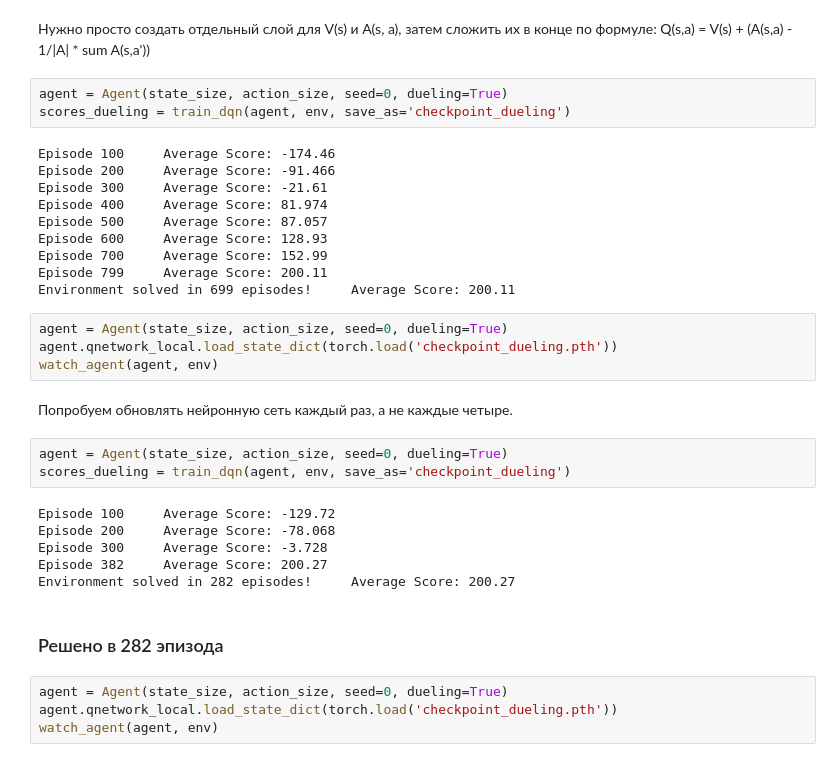
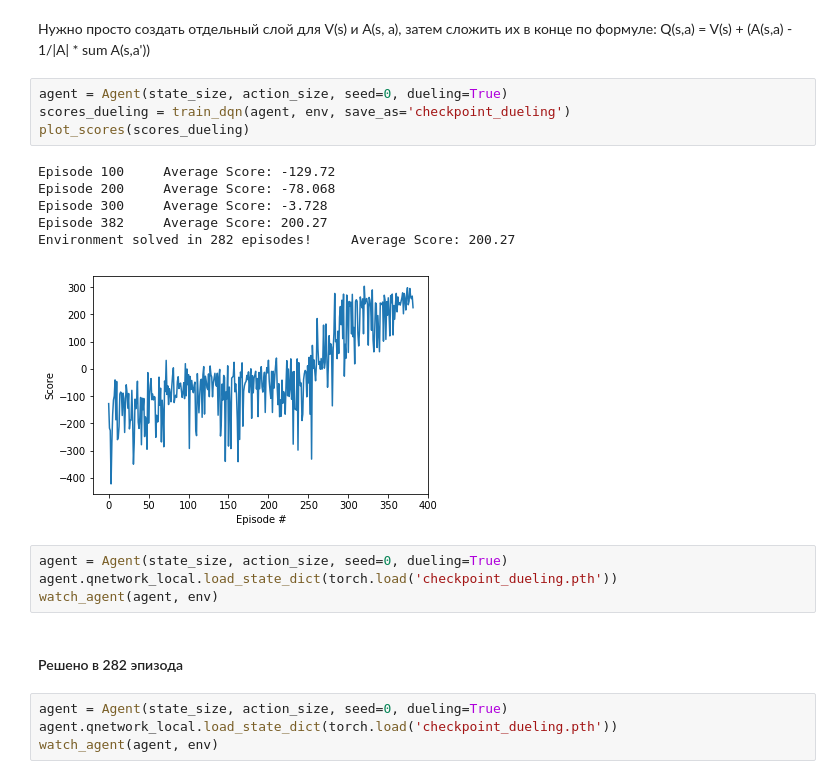
Before and after one commit to Dantatartes/lunarlander, a Jupyter notebook: lab.ipynb, the cells around one changed output. Drawn from its saved outputs; the diff is of its cells as text.

```diff
--- a/lab.ipynb
+++ b/lab.ipynb
@@ -63,33 +88,20 @@ Environment solved in 878 episodes!     Average Score: 200.21
 # %%
 agent = Agent(state_size, action_size, seed=0, dueling=True)
 scores_dueling = train_dqn(agent, env, save_as='checkpoint_dueling')
+plot_scores(scores_dueling)
 # %% [output]
-Episode 100     Average Score: -174.46
-Episode 200     Average Score: -91.466
-Episode 300     Average Score: -21.61
-Episode 400     Average Score: 81.974
-Episode 500     Average Score: 87.057
-Episode 600     Average Score: 128.93
-Episode 700     Average Score: 152.99
-Episode 799     Average Score: 200.11
-Environment solved in 699 episodes!     Average Score: 200.11
+Episode 100     Average Score: -129.72
+Episode 200     Average Score: -78.068
+Episode 300     Average Score: -3.728
+Episode 382     Average Score: 200.27
+Environment solved in 282 episodes!     Average Score: 200.27
+[figure, added]
 # %%
 agent = Agent(state_size, action_size, seed=0, dueling=True)
 agent.qnetwork_local.load_state_dict(torch.load('checkpoint_dueling.pth'))
 watch_agent(agent, env)
-# %% [markdown]
-Попробуем обновлять нейронную сеть каждый раз, а не каждые четыре.
-# %%
-agent = Agent(state_size, action_size, seed=0, dueling=True)
-scores_dueling = train_dqn(agent, env, save_as='checkpoint_dueling')
-# %% [output]
-Episode 100     Average Score: -129.72
-Episode 200     Average Score: -78.068
-Episode 300     Average Score: -3.728
-Episode 382     Average Score: 200.27
-Environment solved in 282 episodes!     Average Score: 200.27
 # %% [markdown]
-### Решено в 282 эпизода
+#### Решено в 282 эпизода
 # %%
 agent = Agent(state_size, action_size, seed=0, dueling=True)
 agent.qnetwork_local.load_state_dict(torch.load('checkpoint_dueling.pth'))
```
Also changed, not shown: parts of 13 cells of this notebook, 4 other files.
